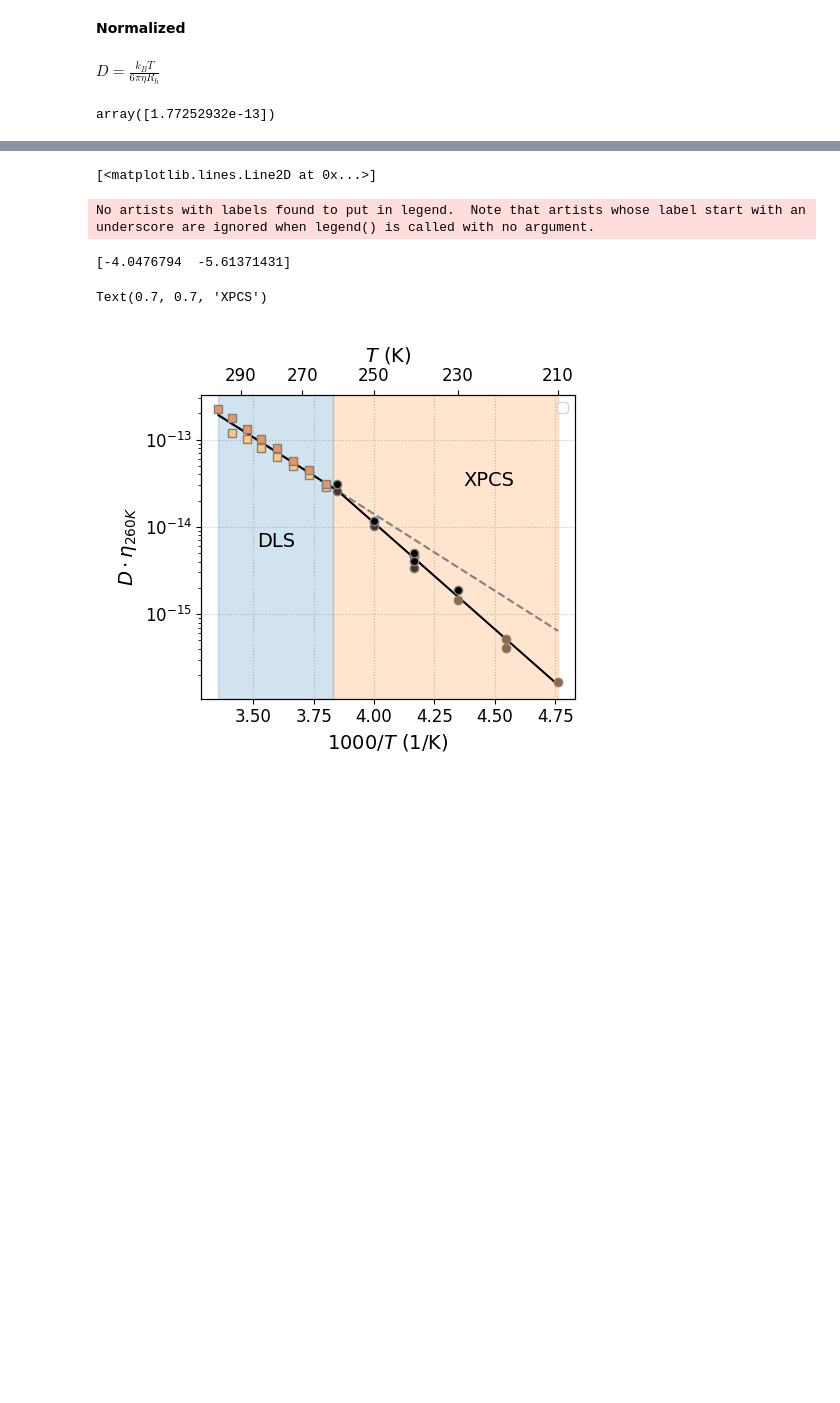
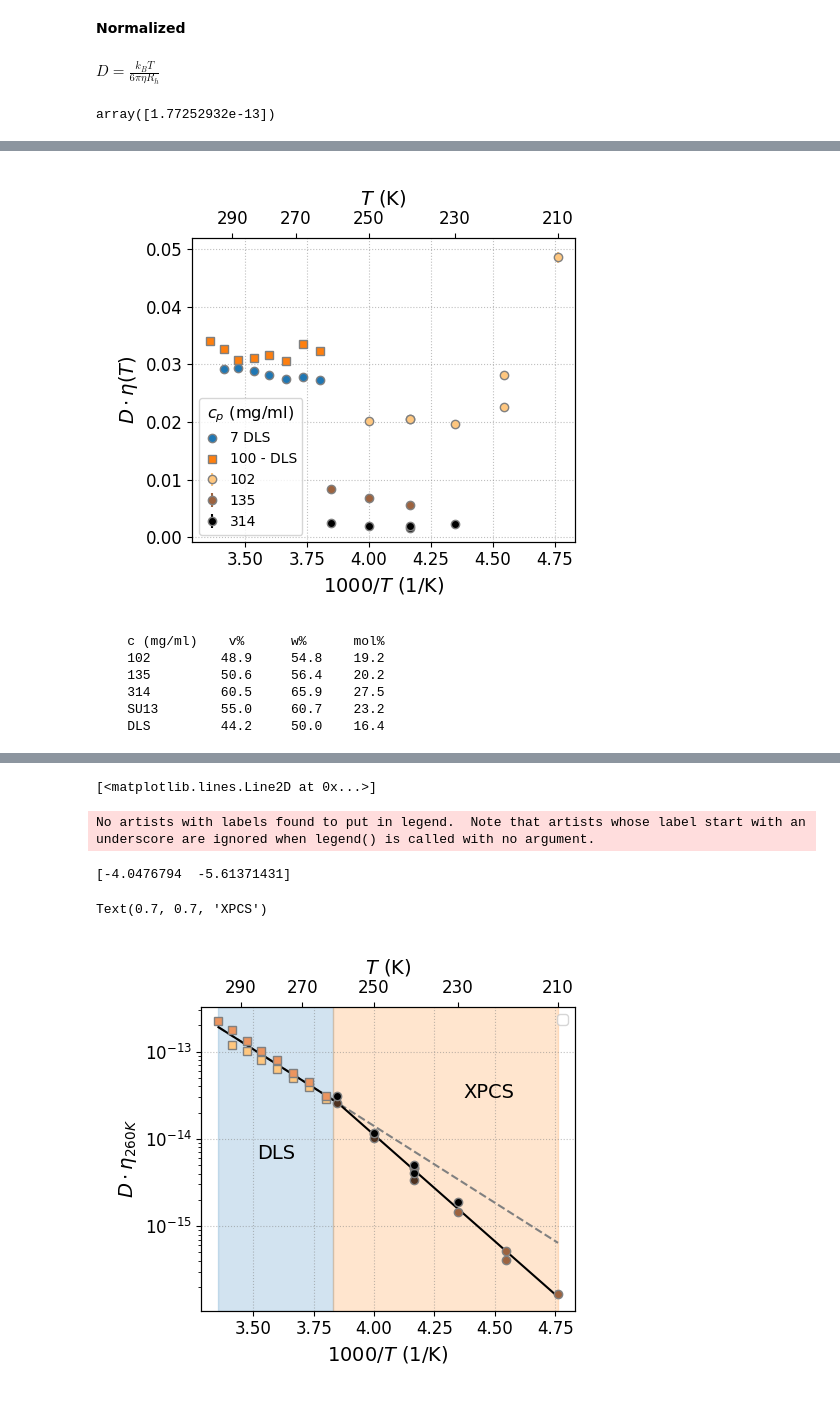
Before and after one commit to maddalenabin/id10-ferritin-2022, a Jupyter notebook: 01-notebooks/09-plots-for-paper.ipynb, the cells around one changed output, grey strips where cells are left out. Drawn from its saved outputs; the diff is of its cells as text; code cells hidden in the pictures; blank space fills up the shorter version.

```diff
--- a/01-notebooks/09-plots-for-paper.ipynb
+++ b/01-notebooks/09-plots-for-paper.ipynb
@@ -587,0 +611,10 @@ ax2.tick_params(axis='both', which='major', labelsize=12)
+# %%
+# constants
+Kbb = 1.3806e-23 # J/K
+Na = 6.02214076e23
+scale = 1e3
+R = 7.3e-9 # nm
+# T_sel = 260
+# %%
+NP = pd.DataFrame(list(zip(f_NP['T_np'], f_NP['eta_np'])), columns=['T', 'eta'])
+NP
@@ -587,0 +632,58 @@ ax2.tick_params(axis='both', which='major', labelsize=12)
+# %%
+f, ax = plt.subplots(1,1, figsize=(5,4.5), tight_layout=True)
+ax2 = ax.twiny()
+cols = plt.cm.copper_r(np.linspace(0,1,3))
+
+for i, db in enumerate([D_c1,D_c2, D_c3]):
+    tem = np.array(db['temperature'])
+    dif = db['D']
+    ddif = db['dD']
+
+    norm_etas = np.array([float(NP[NP['T']==t]['eta']) for t in tem])
+    ax.errorbar(scale/db['temperature'],  db['D']*norm_etas, db['dD']*norm_etas, c=cols[i], ls='', marker='o', mec='gray',label=f'{labs[i]}')
+
+
+# -- DLS only fit
+# popt2,xc2,curve2,perr2 = fit(arrhenius, DLS['T'],  DLS['D'], p0=[1e6, -3e3])
+# Ea2, dEa2 = popt2[1] * Kbb / 1e3 * Na, perr2[1] * Kbb / 1e3 * Na
+# etas_DLS = viscosity_glywater(np.array(DLS['T']) - 273, volume_percent=0.55)
+etas_DLS = viscosity_glywater(np.array(DLS['T']) - 273, weight_percent=0.5)
+ax.plot(scale/DLS['T'], DLS['D']*etas_DLS, c='C0', ls='', marker='o', mec='gray', label='7 DLS',)
+
+# -- new dls SU13
+# popt2,xc2,curve2,perr2 = fit(arrhenius, SU13_3['T'],  SU13_3['D'], p0=[1e6, -3e3])
+# Ea2, dEa2 = popt2[1] * Kbb / 1e3 * Na, perr2[1] * Kbb / 1e3 * Na
+
+etas_SU13 = viscosity_glywater(np.array(SU13_3['T']) - 273, volume_percent=0.55)
+ax.plot(scale/SU13_3['T'], SU13_3['D']*etas_SU13, c='C1', ls='', marker='s', mec='gray',label=f'100 - DLS') # label='DLS dilute',
+
+# -- MSD
+# ax.errorbar(scale/T_msd, D_msd[:,0]*norm_etas[0], D_msd[:,1]*norm_etas[0], marker='x', ls='', c='r', label='MSD')
+
+
+# -- plot settings
+ax.set_xlabel(f'${scale:.0f}/T$ (1/K)')
+ax.set_ylabel('$D\cdot\eta(T)$')
+ax.legend(fontsize=10, handlelength=1, title='$c_p$ (mg/ml)')#, bbox_to_anchor=[1,1])
+# ax.set_yscale('log')
+ax.tick_params(axis='both', which='major', labelsize=12)
+ax2.set_xlim(270,210)
+ax2.set_xlim(ax.get_xlim())
+ax2.set_xticks(scale/np.arange(210,300,20))
+ax2.set_xticklabels([f"{x:.0f}" for x in np.arange(210,300,20)])
+ax2.set_xlabel('$T$ (K)', fontsize=14)
+ax2.grid(False)
+ax2.tick_params(axis='both', which='major', labelsize=12)
+
+# plt.savefig('../06-figs/diff_coeff_eta.png', dpi=300)
+# %% [output]
+[figure, added]
+# %%
+conc_v_w_mol()
+# %% [output]
+    c (mg/ml)    v%      w%      mol%
+    102         48.9     54.8    19.2
+    135         50.6     56.4    20.2
+    314         60.5     65.9    27.5
+    SU13        55.0     60.7    23.2
+    DLS         44.2     50.0    16.4
```
Also changed, not shown: parts of 15 cells of this notebook, 2 other files.
